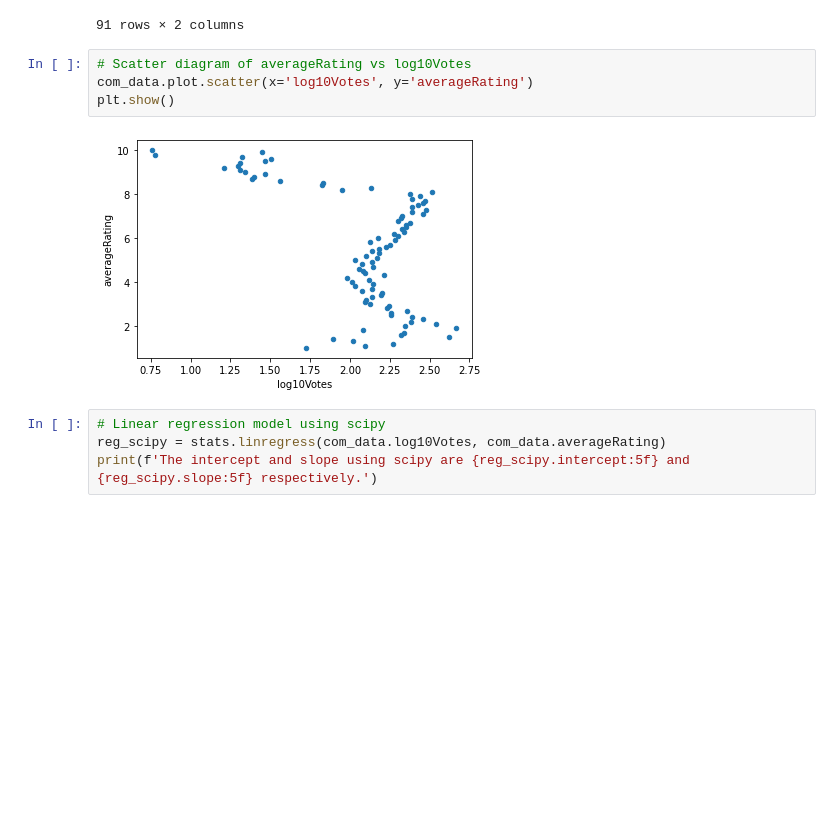
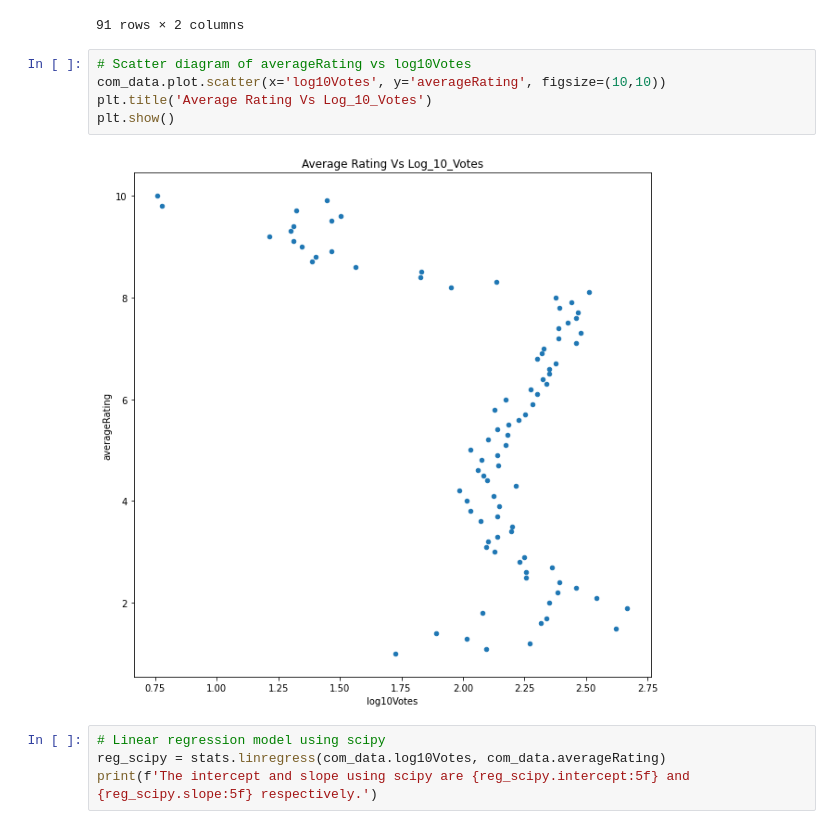
Before and after one commit to Sekyereamp1/DSI-Assignment, a Jupyter notebook: DSI_Assignment.ipynb, the cells around one changed output. Cells and saved outputs as stored; diff of their text form; blank space fills up the shorter version.

```diff
--- a/DSI_Assignment.ipynb
+++ b/DSI_Assignment.ipynb
@@ -336,10 +336,11 @@ com_data
 91 rows × 2 columns
 # %%
 # Scatter diagram of averageRating vs log10Votes
-com_data.plot.scatter(x='log10Votes', y='averageRating')
+com_data.plot.scatter(x='log10Votes', y='averageRating', figsize=(10,10))
+plt.title('Average Rating Vs Log_10_Votes')
 plt.show()
 # %% [output]
-[figure, old version]
+[figure, new version]
 # %%
 # Linear regression model using scipy
 reg_scipy = stats.linregress(com_data.log10Votes, com_data.averageRating)
```
Also changed, not shown: parts of 5 cells of this notebook.
